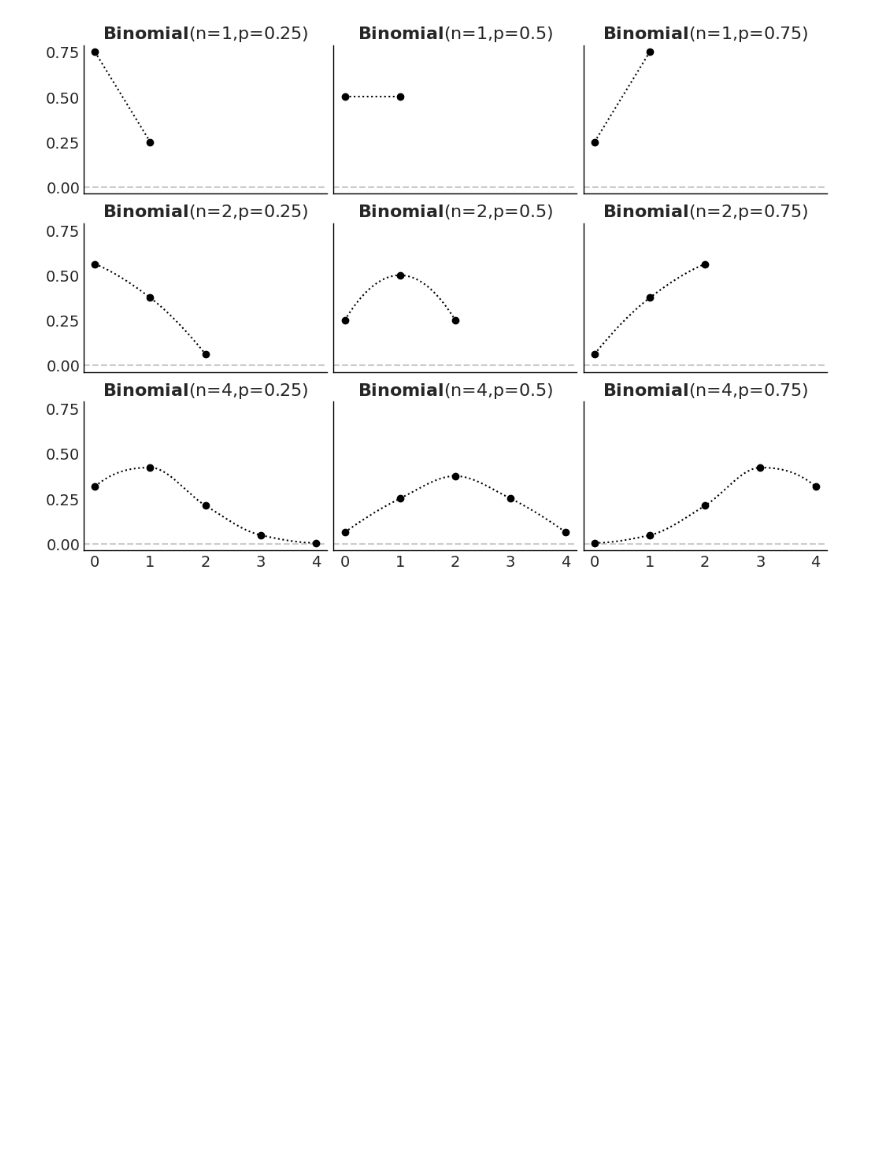
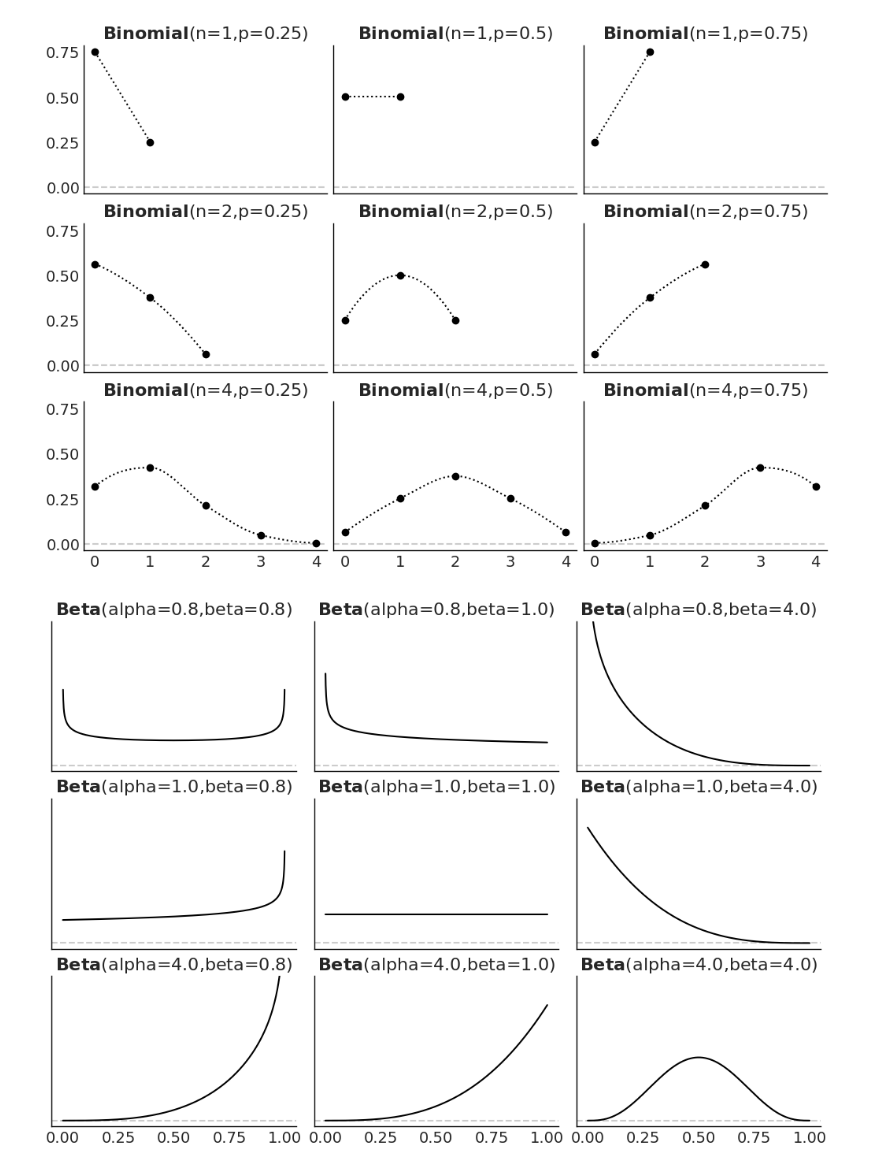
Before and after one commit to aloctavodia/BAP3, a Jupyter notebook: code/Chp_01.ipynb, the cells around one changed output. Cells and saved outputs as stored; diff of their text form; code cells hidden in the pictures; blank space fills up the shorter version.

```diff
--- a/code/Chp_01.ipynb
+++ b/code/Chp_01.ipynb
@@ -131,3 +130,14 @@ for i, n in enumerate(n_params):
 plt.savefig("../fig/binomial_distribution.png")
 # %% [output]
 [figure]
+# %%
+params = [0.8, 1, 4]
+
+_, axes = plt.subplots(3, 3, figsize=(10, 7), sharex=True, sharey=True)
+for i, alpha in enumerate(params):
+    for j, beta in enumerate(params):
+        pz.Beta(alpha, beta).plot_pdf(legend="title", ax=axes[i, j])
+axes[0][0].set_ylim(-0.2, 5)
+plt.savefig("../fig/beta_distribution.png")
+# %% [output]
+[figure, added]
```
Also changed, not shown: parts of 3 cells of this notebook, 3 other files.
